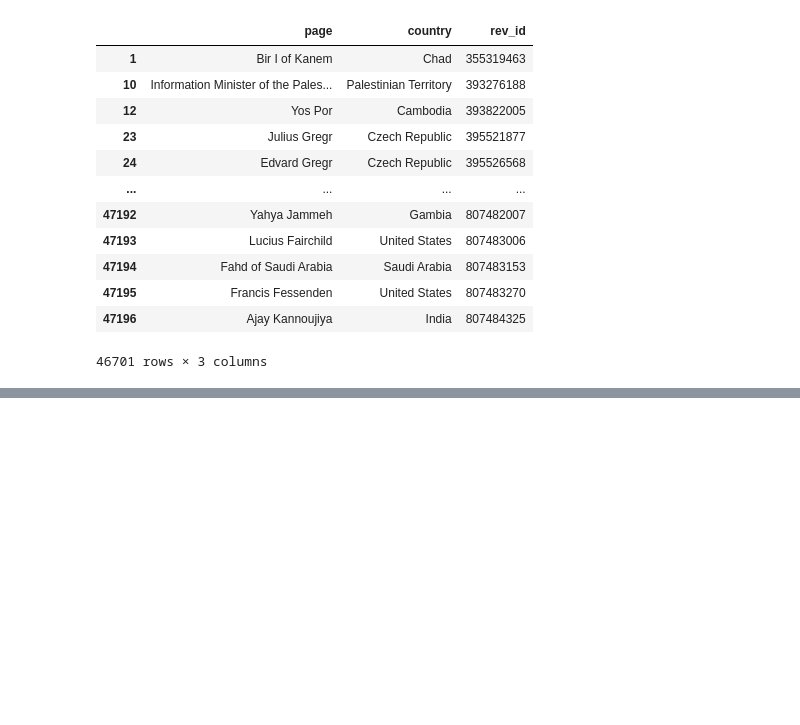
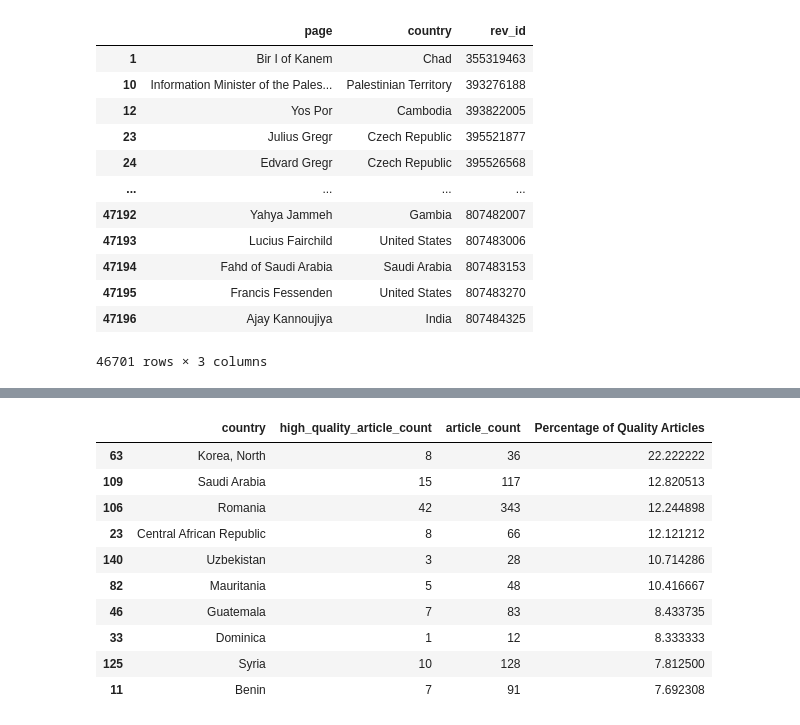
Before and after one commit to aly-such/data-512-a2, a Jupyter notebook: hcds_a2_bias.ipynb, the cells around one changed output, grey strips where cells are left out. Drawn from its saved outputs; the diff is of its cells as text; code cells hidden in the pictures; blank space fills up the shorter version.

```diff
--- a/hcds_a2_bias.ipynb
+++ b/hcds_a2_bias.ipynb
@@ -239,0 +210,11 @@ ModuleNotFoundError: No module named 'ores'
+# %%
+# Group high quality articles together (High Quality = 'FA' and 'GA')
+high_quality = pd.concat([wikipedia_df_final.loc[wikipedia_df_final['article_quality_est.']=='FA'],
+                           wikipedia_df_final.loc[wikipedia_df_final['article_quality_est.']=='GA']])
+
+# Obtain count of high quality articles
+high_quality_group = high_quality.groupby('country').count()['article_name'].reset_index()
+
+# Create a dataframe of country and high quality article count
+high_quality_df = pd.DataFrame({'country':high_quality_group['country'], 'high_quality_article_count':high_quality_group['article_name']})
+high_quality_df.head()
@@ -239,0 +228,8 @@ ModuleNotFoundError: No module named 'ores'
+# %%
+# Merge high quality df (which has the counts) with the number of articles by country dataframe
+high_quality_prop = high_quality_df.merge(art_country, left_on = 'country', right_on = 'country', how = 'inner')
+
+# Find the proportion of high quality articles and number of total articles by country
+high_quality_prop['Percentage of Quality Articles'] = (high_quality_df['high_quality_article_count'] * 100) / high_quality_prop['article_count']
+
+high_quality_prop.head()
@@ -239,0 +279,15 @@ ModuleNotFoundError: No module named 'ores'
+# %%
+# Top 10 countries with largest proportion of high quality articles to total number of articles
+rank__countries_high_quality.head(10)
+# %% [output]
+|  | country | high_quality_article_count | article_count | Percentage of Quality Articles |
+| 63 | Korea, North | 8 | 36 | 22.222222 |
+| 109 | Saudi Arabia | 15 | 117 | 12.820513 |
+| 106 | Romania | 42 | 343 | 12.244898 |
+| 23 | Central African Republic | 8 | 66 | 12.121212 |
+| 140 | Uzbekistan | 3 | 28 | 10.714286 |
+| 82 | Mauritania | 5 | 48 | 10.416667 |
+| 46 | Guatemala | 7 | 83 | 8.433735 |
+| 33 | Dominica | 1 | 12 | 8.333333 |
+| 125 | Syria | 10 | 128 | 7.812500 |
+| 11 | Benin | 7 | 91 | 7.692308 |
```
Also changed, not shown: parts of 33 cells of this notebook.
